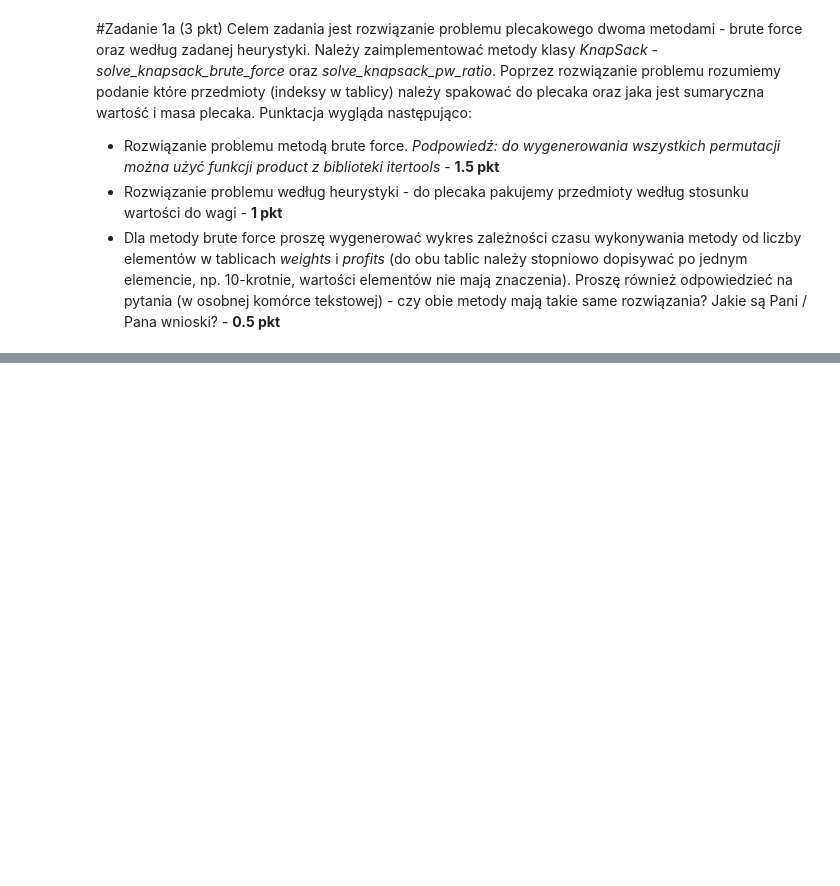
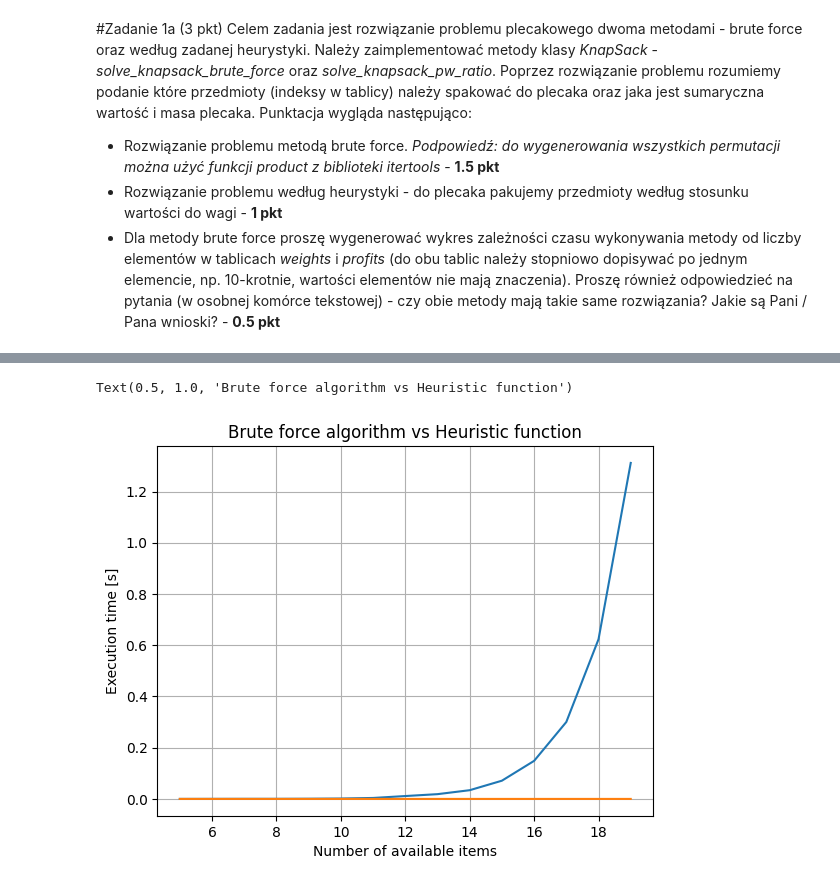
Before and after one commit to VisteK528/WSI, a Jupyter notebook: Exercise1/Zadanie_1a.ipynb, the cells around one changed output, grey strips where cells are left out. Saved outputs shown, nothing was run; the diff lists cells and outputs as text; code cells hidden in the pictures; blank space fills up the shorter version.

```diff
--- a/Exercise1/Zadanie_1a.ipynb
+++ b/Exercise1/Zadanie_1a.ipynb
@@ -137,0 +158,10 @@ Text(0.5, 1.0, 'Brute force algorithm Time vs Elements')
+# %%
+plt.plot(number_of_elements, execution_times)
+plt.plot(number_of_elements, execution_times_ratio[:len(number_of_elements)])
+plt.grid()
+plt.ylabel("Execution time [s]")
+plt.xlabel("Number of available items")
+plt.title("Brute force algorithm vs Heuristic function")
+# %% [output]
+Text(0.5, 1.0, 'Brute force algorithm vs Heuristic function')
+[figure, added]
```
Also changed, not shown: parts of 12 cells of this notebook.
